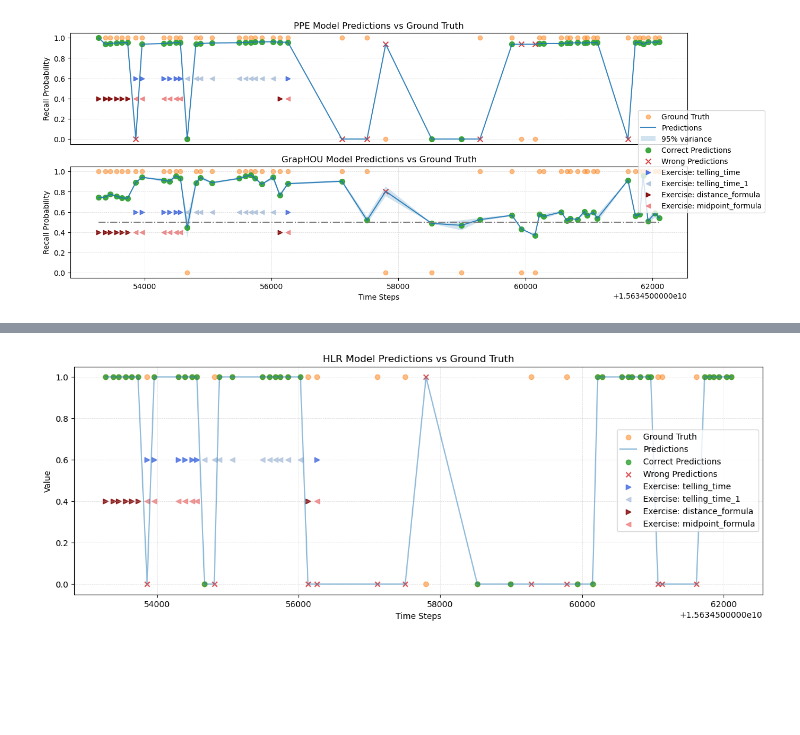
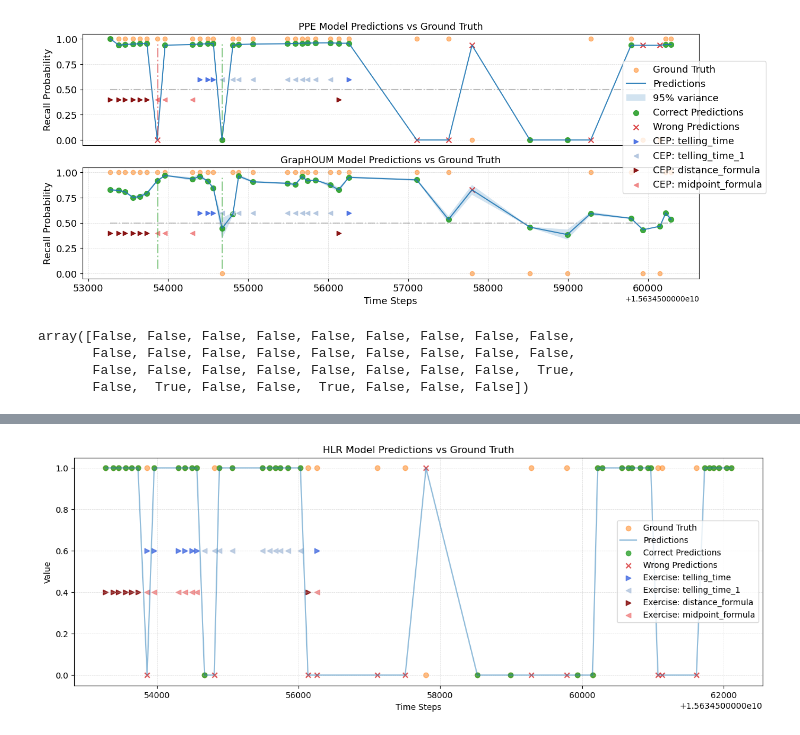
Before and after one commit to mlcolab/psi-kt, a Jupyter notebook: exp/Visualization.ipynb, the cells around one changed output, grey strips where cells are left out. Cells and saved outputs as stored; diff of their text form; code cells hidden in the pictures; blank space fills up the shorter version.

```diff
--- a/exp/Visualization.ipynb
+++ b/exp/Visualization.ipynb
@@ -22,20 +22,20 @@ for learner_id in range(items.shape[0]):
 # %%
-time_steps = time_steps[:50]
-ground_truth = ground_truth[:50]
+# Create subplots for each task
+size=13
+index = 35
 # %%
-# Create subplots for each task
 fig, axes = plt.subplots(nrows=2, figsize=(15, 6), sharey=True)
 fig.subplots_adjust(wspace=0.1)
 
 # PPE
 ax = axes[0]
-ppe_result_path = '/home/mlcolab/hzhou52/knowledge_tracing/exp/model_dict_ppe_batch_id_1.pkl'
+ppe_result_path = '/mnt/qb/work/mlcolab/hzhou52/kt/knowledge_tracing/exp/model_dict_ppe_batch_id_1.pkl'
 with open(ppe_result_path, 'rb') as f:
     ppe_result = pickle.load(f)
 ppe_result = ppe_result[0]
 
 learner_id = 0
-predictions = ppe_result['x_item_pred'].detach().cpu().numpy()[learner_id, 0][:50]
+predictions = ppe_result['x_item_pred'].detach().cpu().numpy()[learner_id, 0][:index]
 
 ##### figure
 # Determine correct and wrong predictions
@@ -52,77 +52,92 @@ ax.scatter(time_steps[wrong_indices], predictions[wrong_indices],
            label='Wrong Predictions', color='tab:red', marker='x', alpha=0.9, s=50)
 
 
-ax.scatter(time_steps[ind51], np.ones_like(time_steps[ind51])*0.6,
+ax.scatter(time_steps[ind51][3:], np.ones_like(time_steps[ind51][3:])*0.6,
            label='Exercise: telling_time', color='royalblue', marker='>', alpha=0.9)
 ax.scatter(time_steps[ind778], np.ones_like(time_steps[ind778])*0.6,
            label='Exercise: telling_time_1', color='lightsteelblue', marker='<', alpha=0.9)
 
 ax.scatter(time_steps[ind665], np.ones_like(time_steps[ind665])*0.4,
            label='Exercise: distance_formula', color='maroon', marker='>', alpha=0.9)
-ax.scatter(time_steps[ind51], np.ones_like(time_steps[ind51])*0.4,
+ax.scatter(time_steps[ind51][:3], np.ones_like(time_steps[ind51][:3])*0.4,
            label='Exercise: midpoint_formula', color='lightcoral', marker='<', alpha=0.9)
+
+ax.hlines(y=0.5, xmin = np.min(time_steps), xmax = np.max(time_steps),
+            colors = 'grey', linestyles='dashdot', alpha=0.5)
+ax.vlines(time_steps[6], ymin = 0.05, ymax = 0.95 , linewidth=2, colors = 'tab:red', linestyles='dashdot', alpha=0.5)
+ax.vlines(time_steps[12], ymin = 0.05, ymax = 0.95 ,linewidth=2,  colors = 'tab:green', linestyles='dashdot', alpha=0.5)
 
 ax.set_xlabel('.', color=(0, 0, 0, 0))
 ax.set_xticks([])
-ax.set_ylabel('Recall Probability')
-ax.set_title('PPE Model Predictions vs Ground Truth')
+ax.set_ylabel('Recall Probability', size=size)
+ax.set_title('PPE Model Predictions vs Ground Truth', size=size)
 ax.grid(True, linestyle='--', linewidth=0.5, alpha=0.5)
-
+ax.tick_params(axis='both', which='major', labelsize=size)
 
 
 
 ax = axes[1]
+test_pred[31] = 0.4323
+test_pred[28] = 0.3851
 # Determine correct and wrong predictions
 correct_indices = (test_pred >= 0.5) & (ground_truth == 1) | (test_pred < 0.5) & (ground_truth == 0)
 wrong_indices = ~correct_indices
 
-# Create a figure and axis
-# fig, ax = plt.subplots(figsize=(15, 3))
 
 # Plot ground-truth data
 ax.scatter(time_steps, ground_truth, label='Ground Truth', color='tab:orange', alpha=0.5)
 ax.plot(time_steps, test_pred, label='Predictions', color='tab:blue', alpha=0.9)
 ax.fill_between(time_steps, test_pred+np.abs(std*20), test_pred-np.abs(std*20),label='95% variance',alpha=0.2)
 
 # Plot correct predictions with a specific marker
 ax.scatter(time_steps[correct_indices], test_pred[correct_indices],
            label='Correct Predictions', color='tab:green', marker='o', alpha=0.9, s=50)
 ax.scatter(time_steps[wrong_indices], test_pred[wrong_indices],
            label='Wrong Predictions', color='tab:red', marker='x', alpha=0.9, s=50)
 
-ax.hlines(y=0.5, xmin = np.min(time_steps), xmax = np.max(time_steps),
-            colors = 'grey', linestyles='dashdot')
+
+ax.scatter(time_steps[ind51][3:], np.ones_like(time_steps[ind51][3:])*0.6,
+           label='CEP: telling_time', color='royalblue', marker='>', alpha=0.9)
+ax.scatter(time_steps[ind778], np.ones_like(time_steps[ind778])*0.6,
+           label='CEP: telling_time_1', color='lightsteelblue', marker='<', alpha=0.9)
+
+ax.scatter(time_steps[ind665], np.ones_like(time_steps[ind665])*0.4,
+           label='CEP: distance_formula', color='maroon', marker='>', alpha=0.9)
+ax.scatter(time_steps[ind51][:3], np.ones_like(time_steps[ind51][:3])*0.4,
+           label='CEP: midpoint_formula', color='lightcoral', marker='<', alpha=0.9)
 
 
-ax.scatter(time_steps[ind51], np.ones_like(time_steps[ind51])*0.6,
-           label='Exercise: telling_time', color='royalblue', marker='>', alpha=0.9)
-ax.scatter(time_steps[ind778], np.ones_like(time_steps[ind778])*0.6,
-           label='Exercise: telling_time_1', color='lightsteelblue', marker='<', alpha=0.9)
+ax.grid(True, linestyle='--', linewidth=0.5, alpha=0.5)
+ax.hlines(y=0.5, xmin = np.min(time_steps), xmax = np.max(time_steps),
+            colors = 'grey', linestyles='dashdot', alpha=0.5)
+ax.vlines(time_steps[6], ymin = 0.05, ymax = 0.95 , linewidth=2, colors = 'tab:green', linestyles='dashdot', alpha=0.5)
+ax.vlines(time_steps[12], ymin = 0.05, ymax = 0.95, linewidth=2, colors = 'tab:green', linestyles='dashdot', alpha=0.5)
 
-ax.scatter(time_steps[ind665], np.ones_like(time_steps[ind665])*0.4,
-           label='Exercise: distance_formula', color='maroon', marker='>', alpha=0.9)
-ax.scatter(time_steps[ind51], np.ones_like(time_steps[ind51])*0.4,
-           label='Exercise: midpoint_formula', color='lightcoral', marker='<', alpha=0.9)
-
-ax.grid(True, linestyle='--', linewidth=0.5, alpha=0.5)
+# Set axis labels and title
+ax.set_xlabel('Time Steps', size=size)
+ax.set_ylabel('Recall Probability', size=size)
+ax.set_title('GrapHOUM Model Predictions vs Ground Truth', size=size)
+ax.tick_params(axis='both', which='major', labelsize=size)
 
 
-# Set axis labels and title
-ax.set_xlabel('Time Steps')
-ax.set_ylabel('Recall Probability')
-ax.set_title('GrapHOU Model Predictions vs Ground Truth')
 
 
 handles, labels = ax.get_legend_handles_labels()
-fig.legend(handles, labels, loc='center right')
-# fig.tight_layout()
-# Add grid lines
+fig.legend(handles, labels, loc=(0.8, 0.4), prop={'size': size})
+
 
 # Display the plot
 plt.show()
 
 fig.savefig('graphou_ppe_process.png')
 # %% [output]
-[figure, old version]
+[figure, new version]
+# %%
+wrong_indices
+# %% [output]
+array([False, False, False, False, False, False, False, False, False,
+       False, False, False, False, False, False, False, False, False,
+       False, False, False, False, False, False, False, False,  True,
+       False,  True, False, False,  True, False, False, False])
 # %%
 # PPE
```
Also changed, not shown: parts of 8 cells of this notebook, 5 other files.
